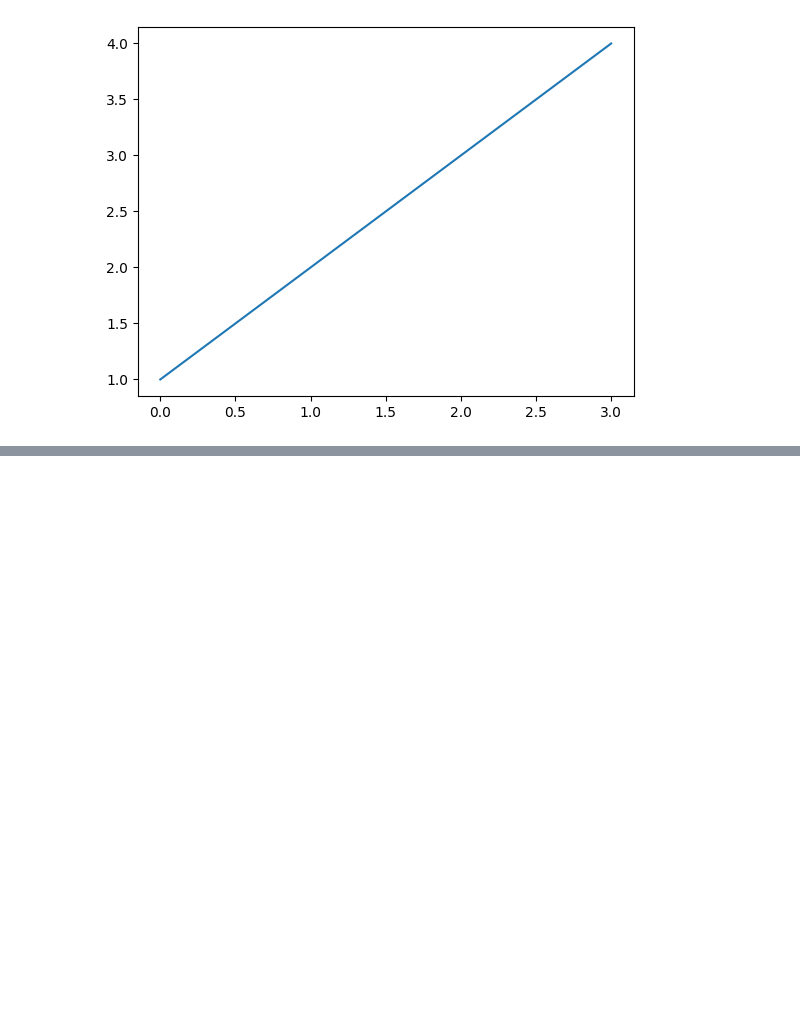
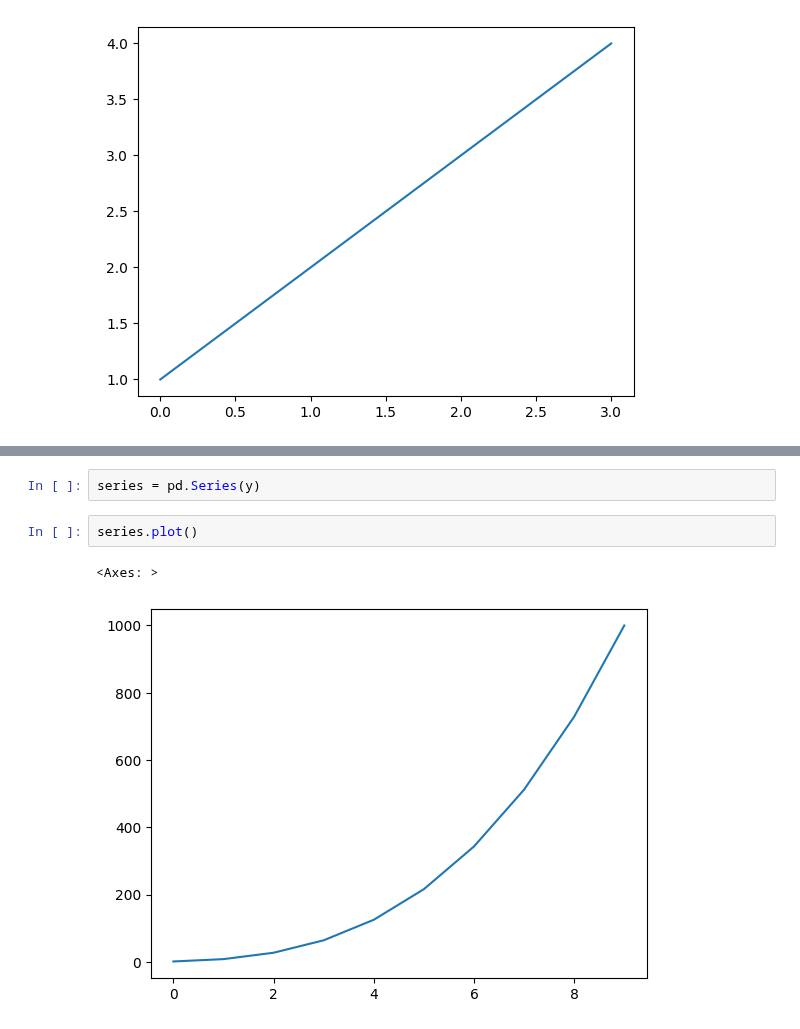
Before and after one commit to Ding10910357/DAY6, a Jupyter notebook: Untitled-2.ipynb, the cells around one changed output, grey strips where cells are left out. Drawn from its saved outputs; the diff is of its cells as text; blank space fills up the shorter version.

```diff
--- a/Untitled-2.ipynb
+++ b/Untitled-2.ipynb
@@ -84,0 +83,7 @@ ModuleNotFoundError: No module named 'pandas'
+# %%
+series = pd.Series(y)
+# %%
+series.plot()
+# %% [output]
+<Axes: >
+[figure, added]
```
Also changed, not shown: parts of 3 cells of this notebook.
